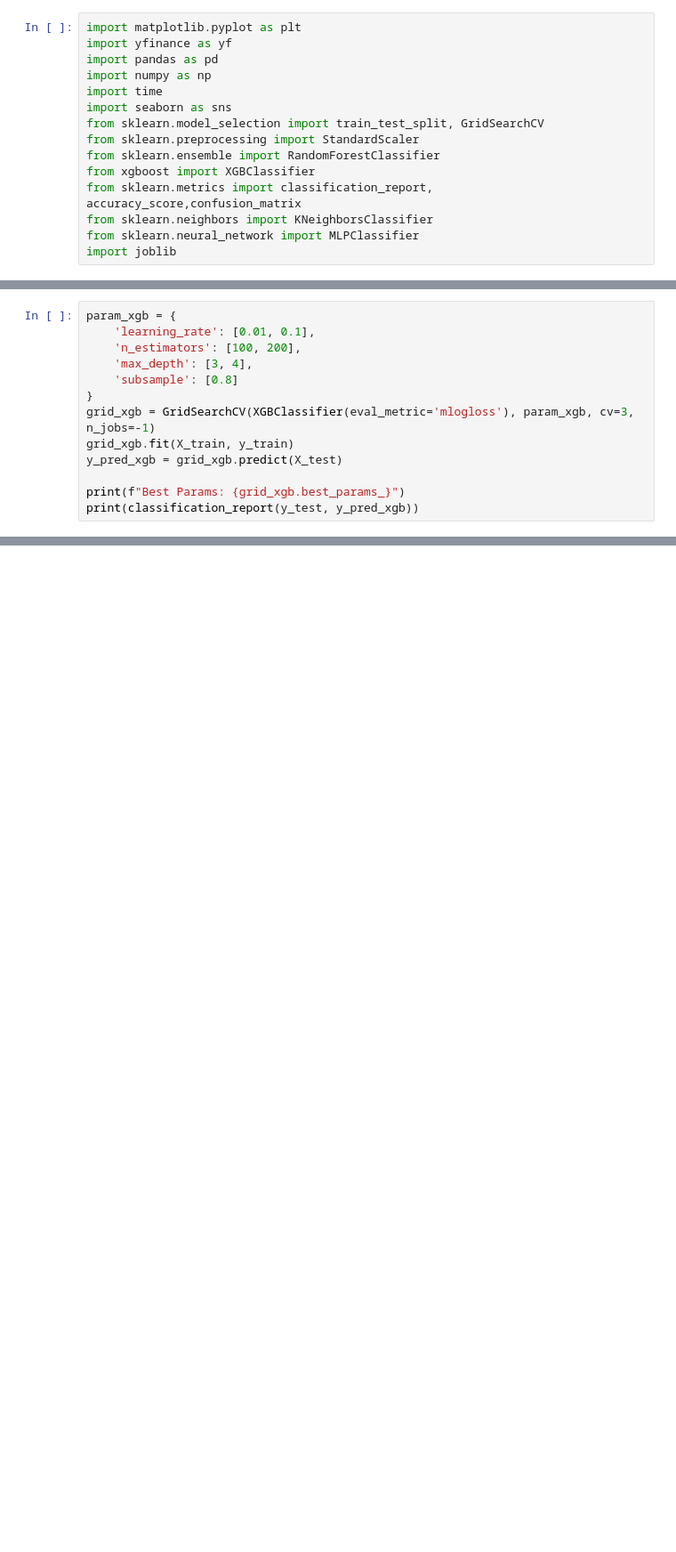
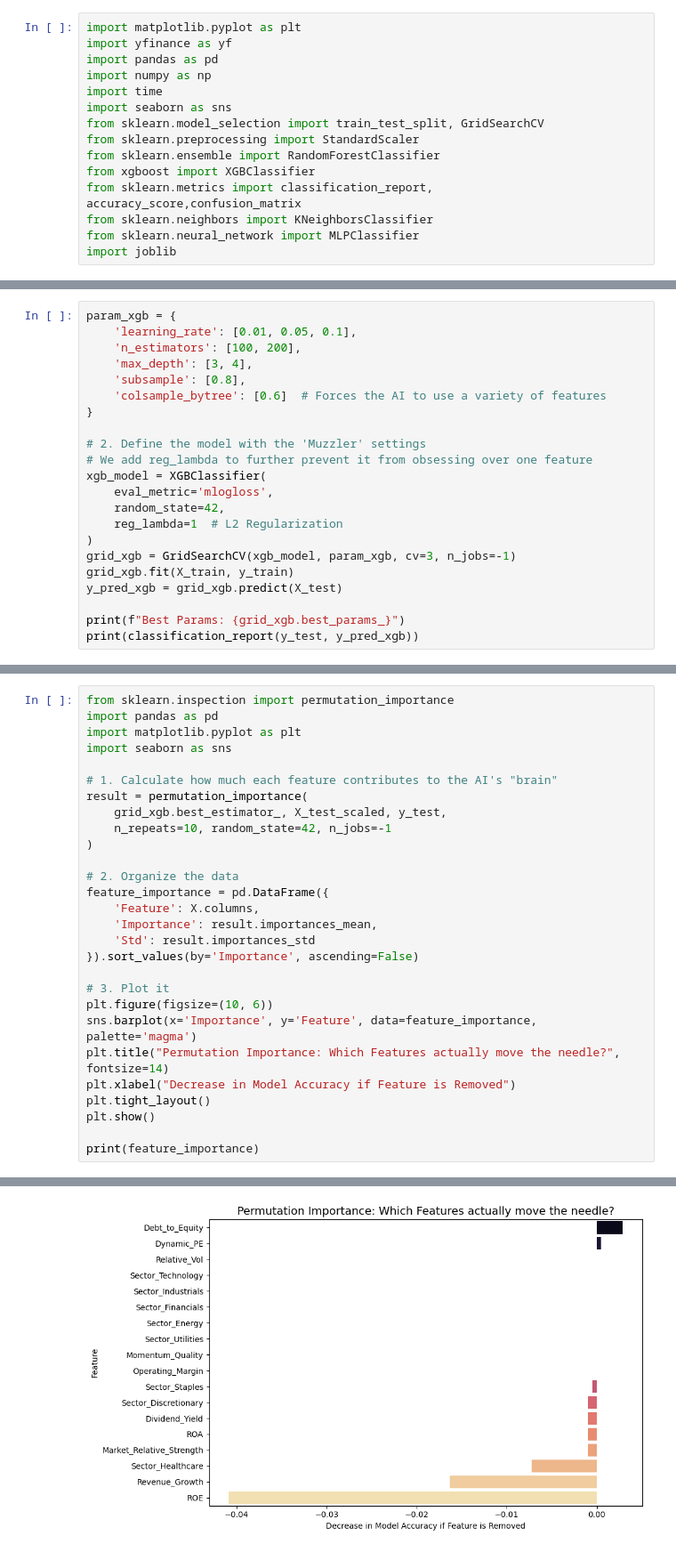
Before and after one commit to msintangible/valuation-chatbot, a Jupyter notebook: classifciation model.ipynb, the cells around one changed output, grey strips where cells are left out. Shown at 89% size. Saved outputs shown, nothing was run; the diff lists cells and outputs as text; blank space fills up the shorter version.

Commit message:
feature and model completion

```diff
--- a/classifciation model.ipynb
+++ b/classifciation model.ipynb
@@ -276,11 +348,20 @@ weighted avg       0.86      0.86      0.86       226
 # %%
 param_xgb = {
-    'learning_rate': [0.01, 0.1],
+    'learning_rate': [0.01, 0.05, 0.1],
     'n_estimators': [100, 200],
     'max_depth': [3, 4],
-    'subsample': [0.8]
+    'subsample': [0.8],
+    'colsample_bytree': [0.6]  # Forces the AI to use a variety of features
 }
-grid_xgb = GridSearchCV(XGBClassifier(eval_metric='mlogloss'), param_xgb, cv=3, n_jobs=-1)
+
+# 2. Define the model with the 'Muzzler' settings
+# We add reg_lambda to further prevent it from obsessing over one feature
+xgb_model = XGBClassifier(
+    eval_metric='mlogloss',
+    random_state=42,
+    reg_lambda=1  # L2 Regularization
+)
+grid_xgb = GridSearchCV(xgb_model, param_xgb, cv=3, n_jobs=-1)
 grid_xgb.fit(X_train, y_train)
 y_pred_xgb = grid_xgb.predict(X_test)
 
@@ -495,0 +584,29 @@ STOCK: AAPL  | Price:  263.88 | Graham:   32.65
+# %%
+from sklearn.inspection import permutation_importance
+import pandas as pd
+import matplotlib.pyplot as plt
+import seaborn as sns
+
+# 1. Calculate how much each feature contributes to the AI's "brain"
+result = permutation_importance(
+    grid_xgb.best_estimator_, X_test_scaled, y_test,
+    n_repeats=10, random_state=42, n_jobs=-1
+)
+
+# 2. Organize the data
+feature_importance = pd.DataFrame({
+    'Feature': X.columns,
+    'Importance': result.importances_mean,
+    'Std': result.importances_std
+}).sort_values(by='Importance', ascending=False)
+
+# 3. Plot it
+plt.figure(figsize=(10, 6))
+sns.barplot(x='Importance', y='Feature', data=feature_importance, palette='magma')
+plt.title("Permutation Importance: Which Features actually move the needle?", fontsize=14)
+plt.xlabel("Decrease in Model Accuracy if Feature is Removed")
+plt.tight_layout()
+plt.show()
+
+print(feature_importance)
+# %% [output]
@@ -495,0 +616 @@ STOCK: AAPL  | Price:  263.88 | Graham:   32.65
+[figure, added]
```
Also changed, not shown: parts of 16 cells of this notebook, 3 other files.
